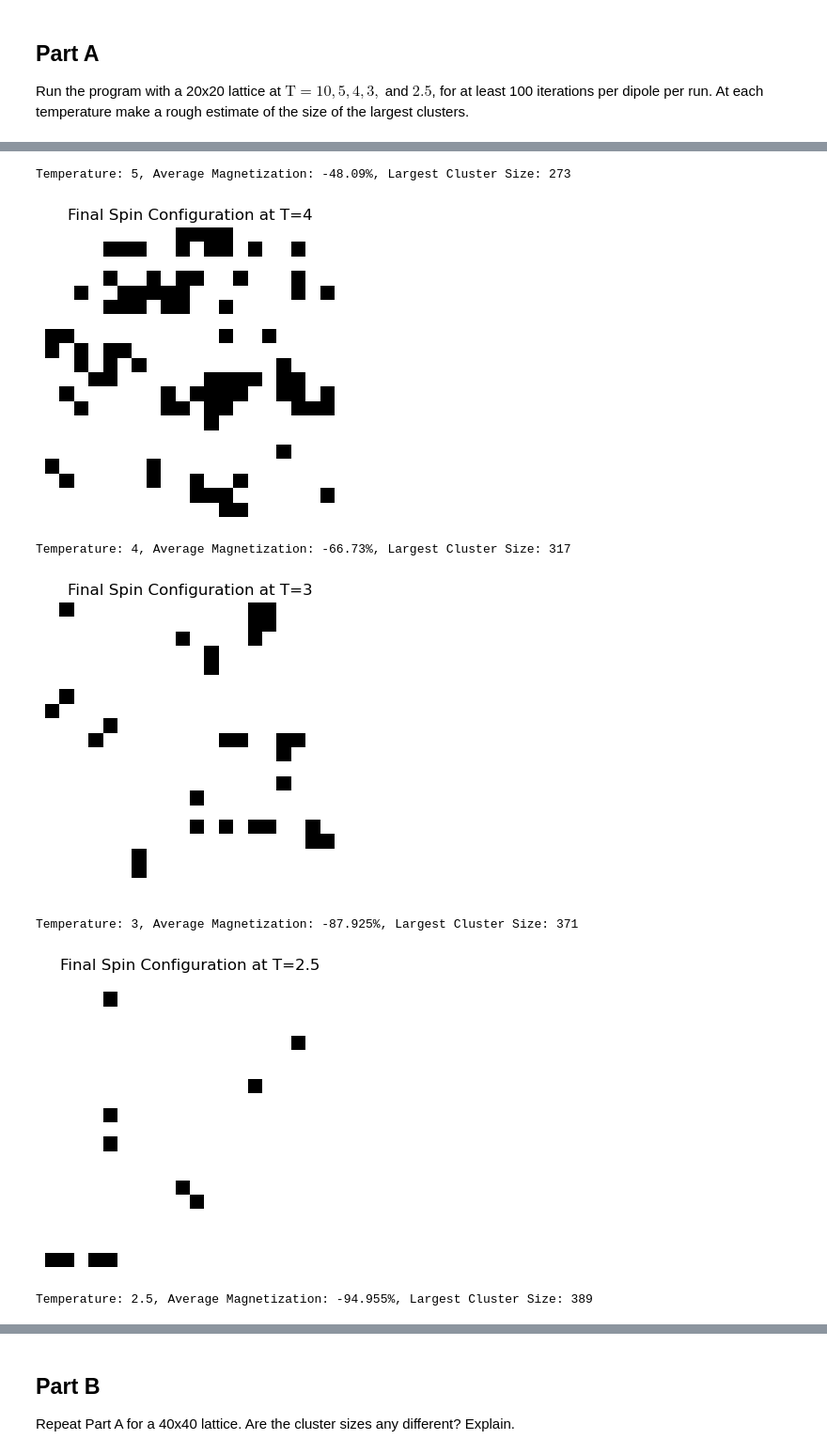
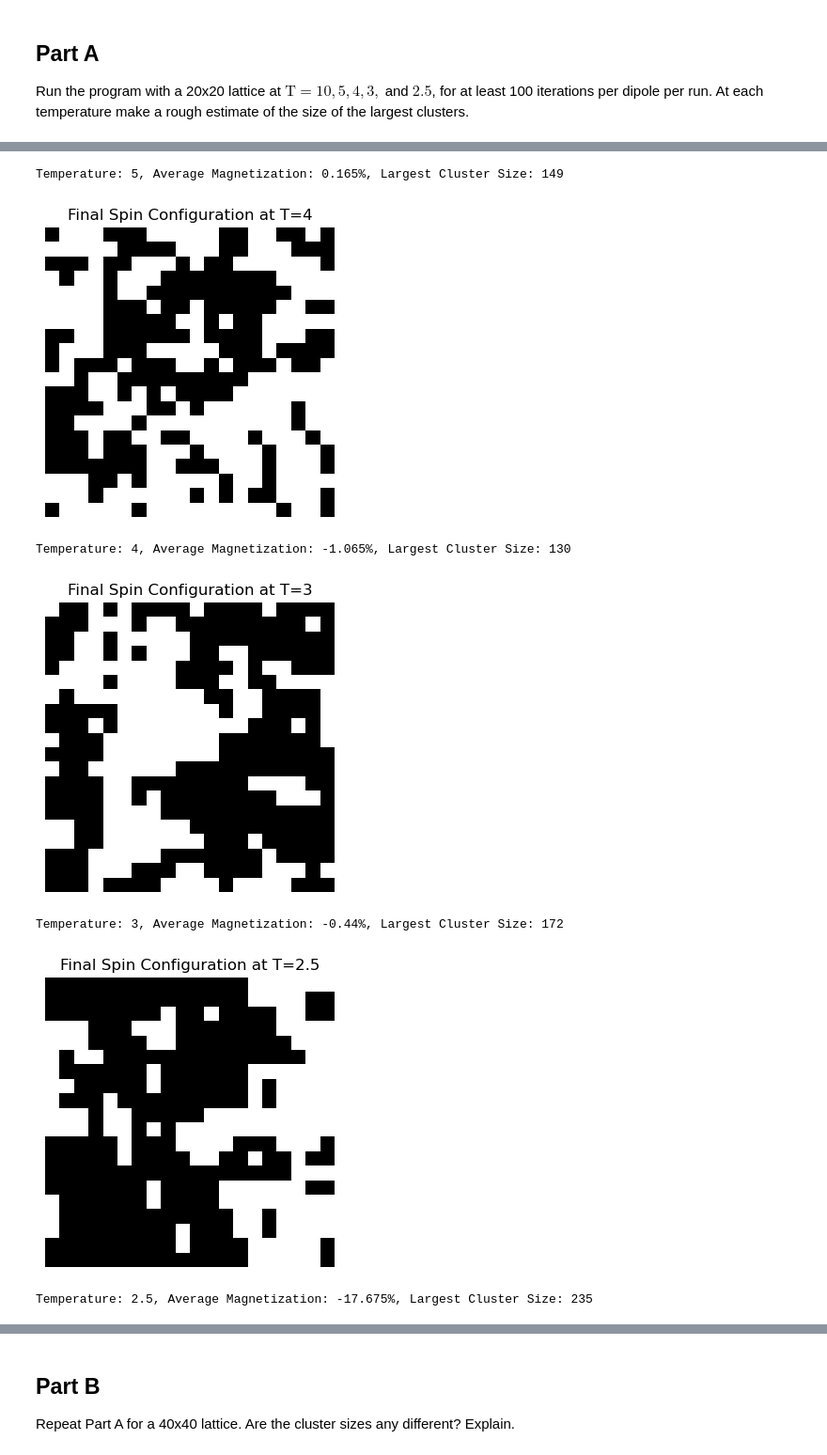
Before and after one commit to bfencill/140A-Ising-model-Project, a Jupyter notebook: Code/question8-26.ipynb, the cells around one changed output, grey strips where cells are left out. Shown: that part at 94% size. Drawn from its saved outputs; the diff is of its cells as text; code cells hidden in the pictures.

```diff
--- a/Code/question8-26.ipynb
+++ b/Code/question8-26.ipynb
@@ -12,7 +12,7 @@ from IsingModel import Run_Simulation_For_Temperatures, Calculate_Cluster_Size_v
 lattice_size = 20
 temperatures = [10, 5, 4, 3, 2.5]
 steps_per_dipole = 100
-B_field = -1
+B_field = 0
 
 results = Run_Simulation_For_Temperatures(lattice_size, temperatures, steps_per_dipole, B_field)
 # %% [output]
@@ -22,10 +22,10 @@ Temperature: 10, Average Magnetization: -16.125%, Largest Cluster Size: 187
-Temperature: 5, Average Magnetization: -48.09%, Largest Cluster Size: 273
+Temperature: 5, Average Magnetization: 0.165%, Largest Cluster Size: 149
-[figure, old version]
+[figure, new version]
-Temperature: 4, Average Magnetization: -66.73%, Largest Cluster Size: 317
+Temperature: 4, Average Magnetization: -1.065%, Largest Cluster Size: 130
-[figure, old version]
+[figure, new version]
-Temperature: 3, Average Magnetization: -87.925%, Largest Cluster Size: 371
+Temperature: 3, Average Magnetization: -0.44%, Largest Cluster Size: 172
-[figure, old version]
+[figure, new version]
-Temperature: 2.5, Average Magnetization: -94.955%, Largest Cluster Size: 389
+Temperature: 2.5, Average Magnetization: -17.675%, Largest Cluster Size: 235
 # %%
 from HelperFunctions import  Plot_Largest_Cluster_Size
 
```
Also changed, not shown: parts of 8 cells of this notebook, 17 other files.
